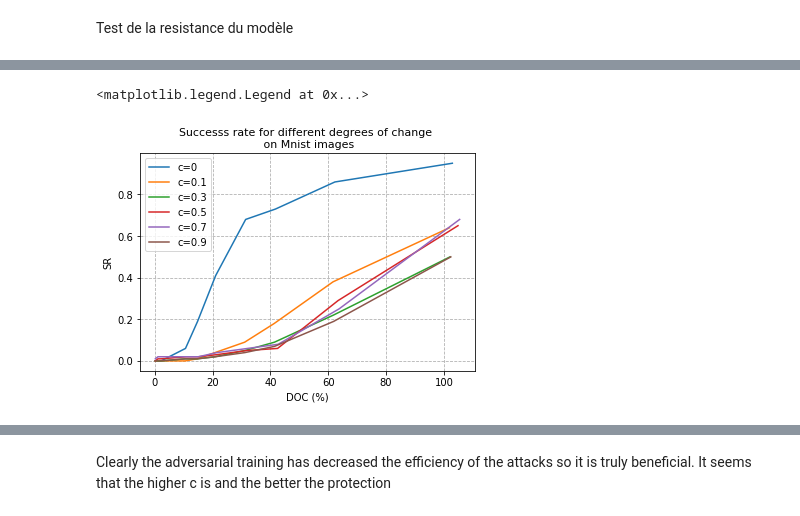
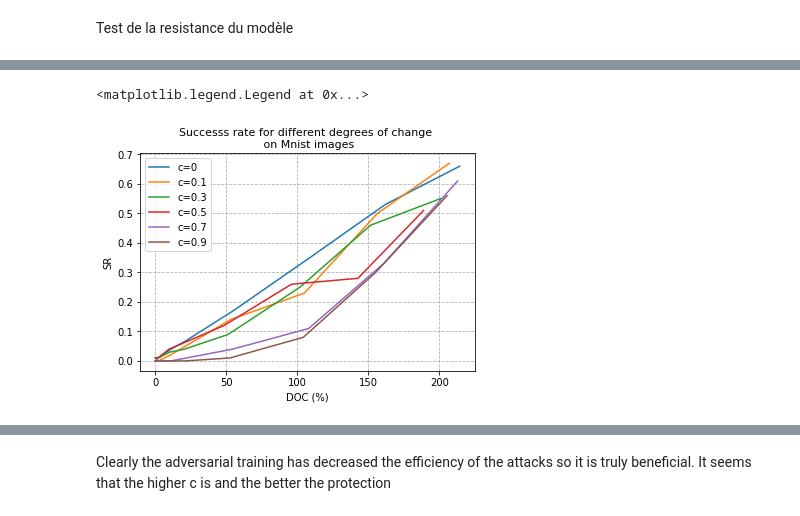
Before and after one commit to cedricgoubard/benchmark-adversarial-attacks, a Jupyter notebook: notebooks/Adversarial training.ipynb, the cells around one changed output, grey strips where cells are left out. Saved outputs shown, nothing was run; the diff lists cells and outputs as text; code cells hidden in the pictures.

```diff
--- a/notebooks/Adversarial training.ipynb
+++ b/notebooks/Adversarial training.ipynb
@@ -225,8 +253,7 @@ def attack_performances_computer(model_to_attack,predicting_model,attack, image_
     success_on_predicting_model=[]
     adv_list=[]
     for i,image in enumerate(tqdm(image_list,position=0)):
-        image = np.asarray(image)[:
-                                  ,:,:3].astype('float32')
+        image = np.asarray(image)[:,:,:3].astype('float32')
         image = convert_to_tensor(np.expand_dims(image,axis=0))
         label=labels[i]
         label = tf.convert_to_tensor(np.array([label]))
@@ -264,11 +288,3 @@ def attack_runner(model_to_attack,predicting_model,image_list, labels_list, epis
         SR_FGSM_dic_with_defense[DOC_FGSM]=SR_FGSM_with_defense
 
     return(SR_FGSM_dic,SR_FGSM_dic_with_defense)
-# %%
-plots={}
-epsilons=[0.1,0.5,1,5,7,10,15,20,30,50]
-X=X_test[7000:7100]
-y=y_test[7000:7100]
-for c,model in models_dict.items():
-    print("======= c: "+str(c)+'======')
-    plots[c],_=attack_runner(model,model,X, y, epsilons)
@@ -293,0 +291,26 @@ Use `tf.config.list_physical_devices('GPU')` instead.
+# %%
+def attacks(data_set_list=['Mnist','Cifar']):
+    data_set_plots={}
+    for data_set_name in data_set_list:
+        (_,X_test,y_test)=pick_data_set(data_set_name)
+        model=train_models()
+        plots={}
+        epsilons=[0.1,1,5,10,25,50,75,100]
+        X=X_test[7000:7100]
+        y=y_test[7000:7100]
+        for c in [0,0.1,0.3,0.5,0.7,0.9]:
+            print("======= data_set: "+str(data_set_name)+'======')
+            print("======= c: "+str(c)+'======')
+            model.load_weights('models/adversarial_training/'+str(data_set_name)+'/c='+str(c)+'.h5')
+            if exists('data/efficiency_adv_trained/'+str(data_set_name)+'/c='+str(c))==False:
+                plots[c],_=attack_runner(model,model,X, y, epsilons)
+                with open('data/efficiency_adv_trained/'+str(data_set_name)+'/c='+str(c), 'wb') as f:
+                        pickle.Pickler(f).dump(plots[c])
+
+            else:
+                with open('data/efficiency_adv_trained/'+str(data_set_name)+'/c='+str(c), 'rb') as f:
+                    plots[c]=pickle.Unpickler(f).load()
+        data_set_plots[data_set_name]=plots
+    return(data_set_plots)
+# %%
+data_set_plots=attacks(data_set_list=['Mnist','Cifar'])
@@ -294,11 +348,11 @@ Use `tf.config.list_physical_devices('GPU')` instead.
 # %%
-for c,plot in plots.items():
+for c,plot in data_set_plots['Mnist'].items():
     plt.plot(list(plot.keys()),list(plot.values()),label='c='+str(c))
 plt.grid(True,which="both", linestyle='--')
 plt.title('Successs rate for different degrees of change \n on Mnist images',fontsize=11)
 plt.xlabel('DOC (%)')
 plt.ylabel('SR')
 plt.legend(loc='upper left')
 # %% [output]
 <matplotlib.legend.Legend at 0x...>
-[figure, old version]
+[figure, new version]
```
Also changed, not shown: parts of 19 cells of this notebook, 12 other files.
